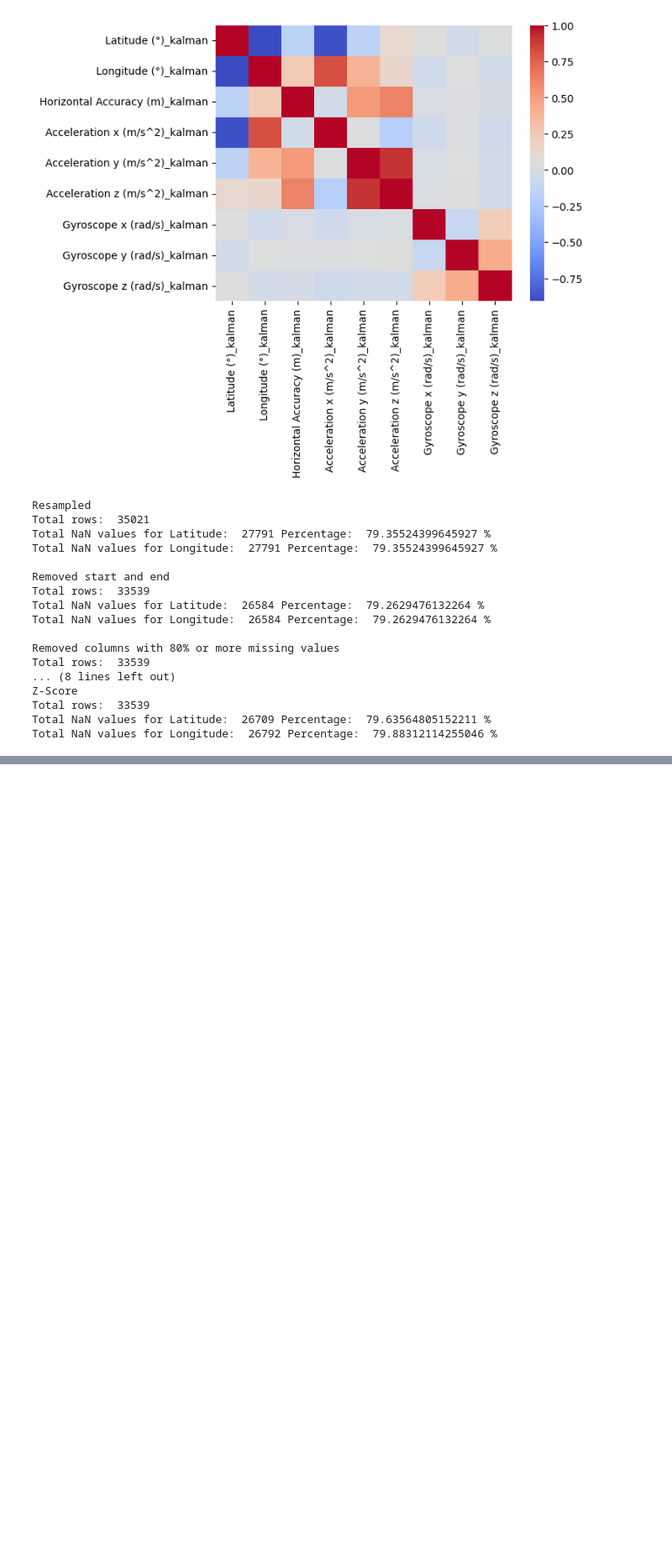
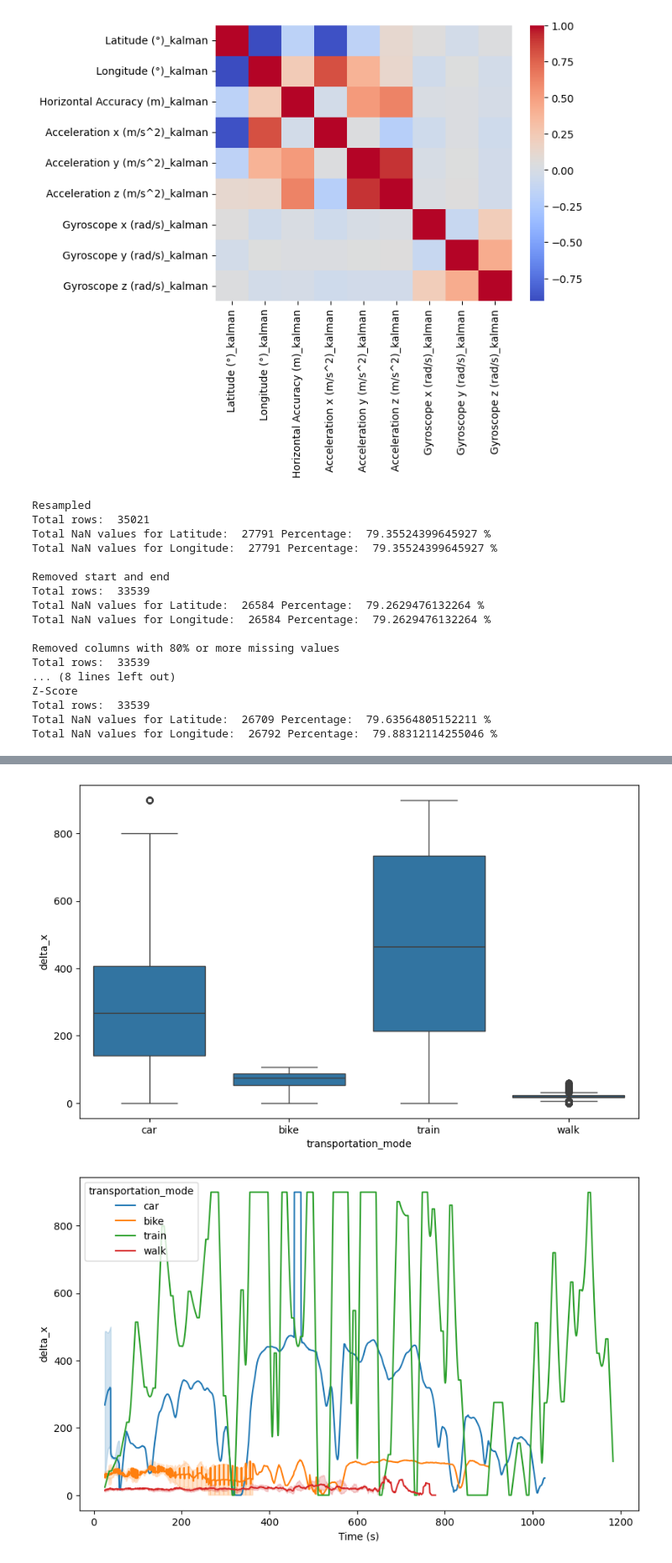
Before and after one commit to BluntKatana/transportation-mode-classifier, a Jupyter notebook: notebooks/data_cleaning.ipynb, the cells around one changed output, grey strips where cells are left out. Shown: that part at 84% size. Saved outputs shown, nothing was run; the diff lists cells and outputs as text; code cells hidden in the pictures; blank space fills up the shorter version.

```diff
--- a/notebooks/data_cleaning.ipynb
+++ b/notebooks/data_cleaning.ipynb
@@ -588,0 +717,13 @@ Total NaN values for Longitude:  26792 Percentage:  79.88312114255046 %
+# %%
+
+# Show the delta_x per transportation mode
+plt.figure(figsize=(10,6))
+sns.boxplot(y='delta_x', x='transportation_mode', data=data)
+plt.show()
+
+plt.figure(figsize=(10,6))
+sns.lineplot(y='delta_x', x='Time (s)', hue='transportation_mode', data=data)
+plt.show()
+# %% [output]
+[figure, added]
+[figure, added]
```
Also changed, not shown: parts of 3 cells of this notebook, 2 other files.
